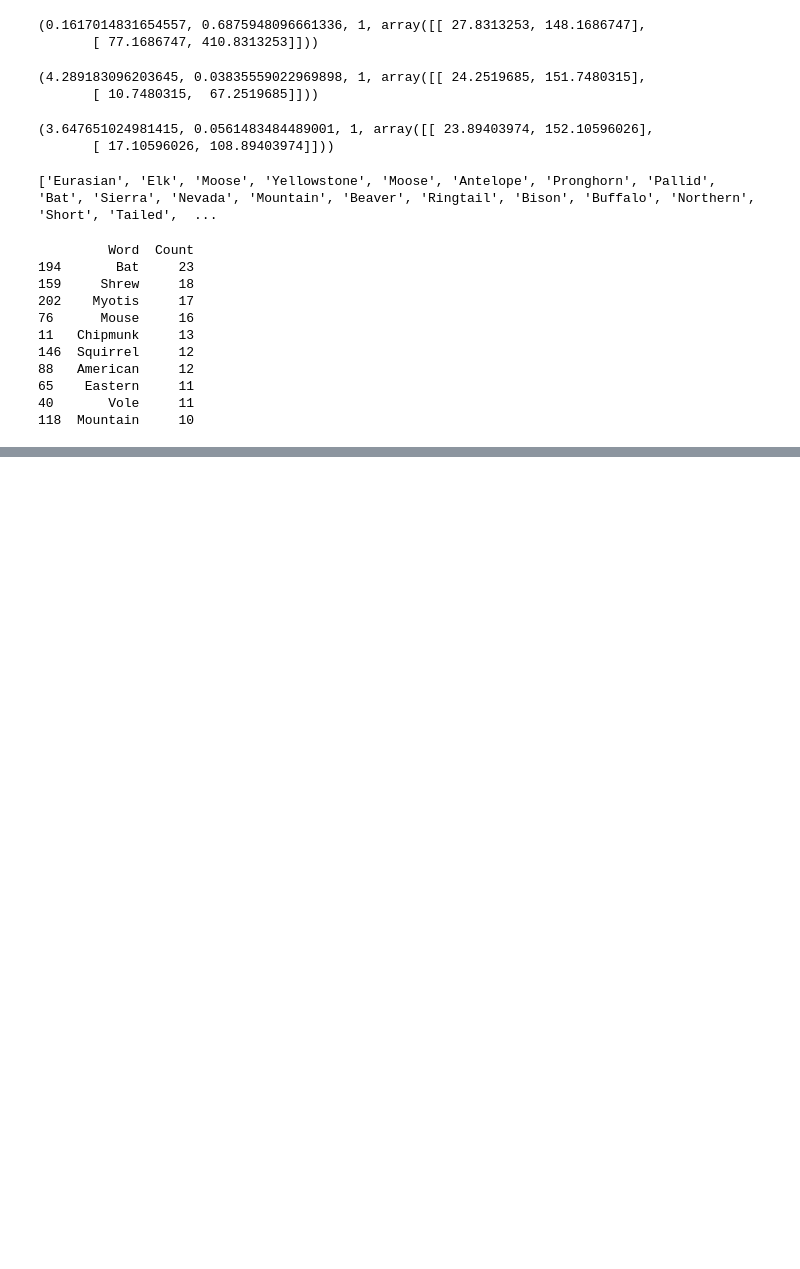
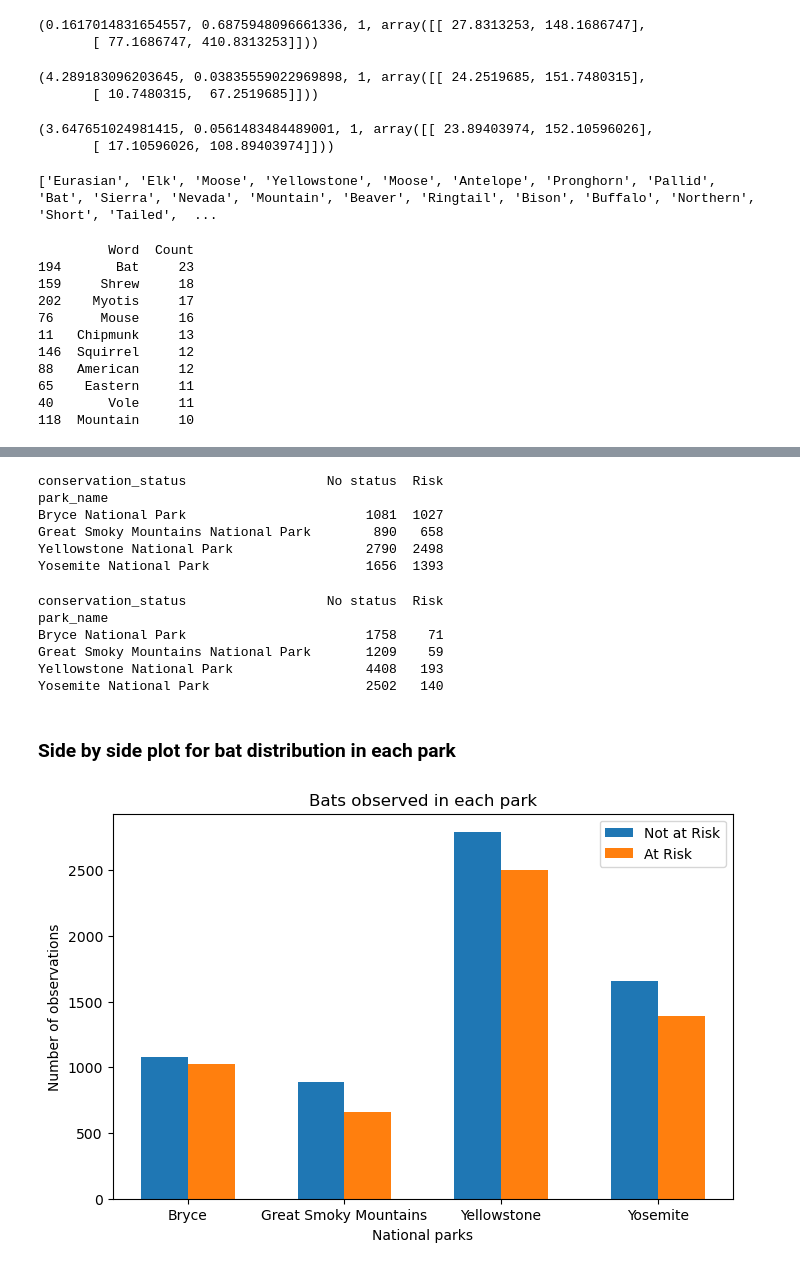
Before and after one commit to El-Mounir/biodiversity_DS, a Jupyter notebook: biodiversity.ipynb, the cells around one changed output, grey strips where cells are left out. Cells and saved outputs as stored; diff of their text form; code cells hidden in the pictures; blank space fills up the shorter version.

Commit message:
added plots and conclusion

```diff
--- a/biodiversity.ipynb
+++ b/biodiversity.ipynb
@@ -160,8 +160,8 @@ unique_category_name_list = list(biodiversity_df.category.unique())
 unique_park_name_list = list(biodiversity_df.park_name.unique());
 unique_common_name_list = list(biodiversity_df.common_names.unique());
 # %%
-conservationPerPark = pd.pivot_table(biodiversity_df, values = 'observations', index = ['category', 'scientific_name','common_names','conservation_status'], columns = ['park_name']).reset_index();
-#print(conservationPerPark.head());
+conservationPerPark = pd.pivot_table(biodiversity_df, values = 'observations', index = ['category', 'scientific_name','common_names','conservation_status'], columns = ['park_name']).astype(int).reset_index();
+conservationPerPark['Total count'] = conservationPerPark[unique_park_name_list].agg('sum', axis = 1);
 #print(len(conservationPerPark));
 print(conservationPerPark.groupby("conservation_status").size());
 # %% [output]
@@ -381,0 +393,9 @@ park_name category     scientific_name                                       com
+# %%
+#bat population distribution
+batsDistribution = conservationPerPark[conservationPerPark['bat specie'] == True];
+batsDistribution = batsDistribution.drop(columns = ['category','scientific_name','common_names','bat specie','shrew specie','Total count']);
+print(batsDistribution.head());
+#shrew population distribution
+shrewDistribution = conservationPerPark[conservationPerPark['shrew specie'] == True];
+shrewDistribution = shrewDistribution.drop(columns = ['category','scientific_name','common_names','bat specie','shrew specie','Total count']);
+print(shrewDistribution.head());
@@ -381,0 +415,3 @@ park_name category     scientific_name                                       com
+# %%
+batsDistribution['conservation_status'] = batsDistribution['conservation_status'].replace(['Species of Concern','Threatened','Endangered'],'Risk');
+print(batsDistribution.head());
@@ -381,0 +435,38 @@ park_name category     scientific_name                                       com
+# %%
+batsDistribution = batsDistribution.groupby("conservation_status").sum().T;
+print(batsDistribution)
+# %% [output]
+conservation_status                  No status  Risk
+park_name
+Bryce National Park                       1081  1027
+Great Smoky Mountains National Park        890   658
+Yellowstone National Park                 2790  2498
+Yosemite National Park                    1656  1393
+# %%
+shrewDistribution = shrewDistribution.groupby("conservation_status").sum().T;
+print(shrewDistribution)
+# %% [output]
+conservation_status                  No status  Risk
+park_name
+Bryce National Park                       1758    71
+Great Smoky Mountains National Park       1209    59
+Yellowstone National Park                 4408   193
+Yosemite National Park                    2502   140
+# %% [markdown]
+### Side by side plot for bat distribution in each park
+# %%
+N = 4;
+D = np.arange(N);
+width = 0.3;
+plt.figure(figsize=(8,5))
+
+plt.bar(D, batsDistribution['No status'] , width, label = 'Not at Risk');
+plt.bar(D + width, batsDistribution['Risk'], width, label = 'At Risk');
+plt.xticks(D + width / 2, ('Bryce', 'Great Smoky Mountains', 'Yellowstone','Yosemite'));
+plt.xlabel('National parks');
+plt.ylabel('Number of observations');
+plt.title('Bats observed in each park');
+plt.legend();
+plt.show();
+# %% [output]
+[figure, added]
```
Also changed, not shown: parts of 10 cells of this notebook.
